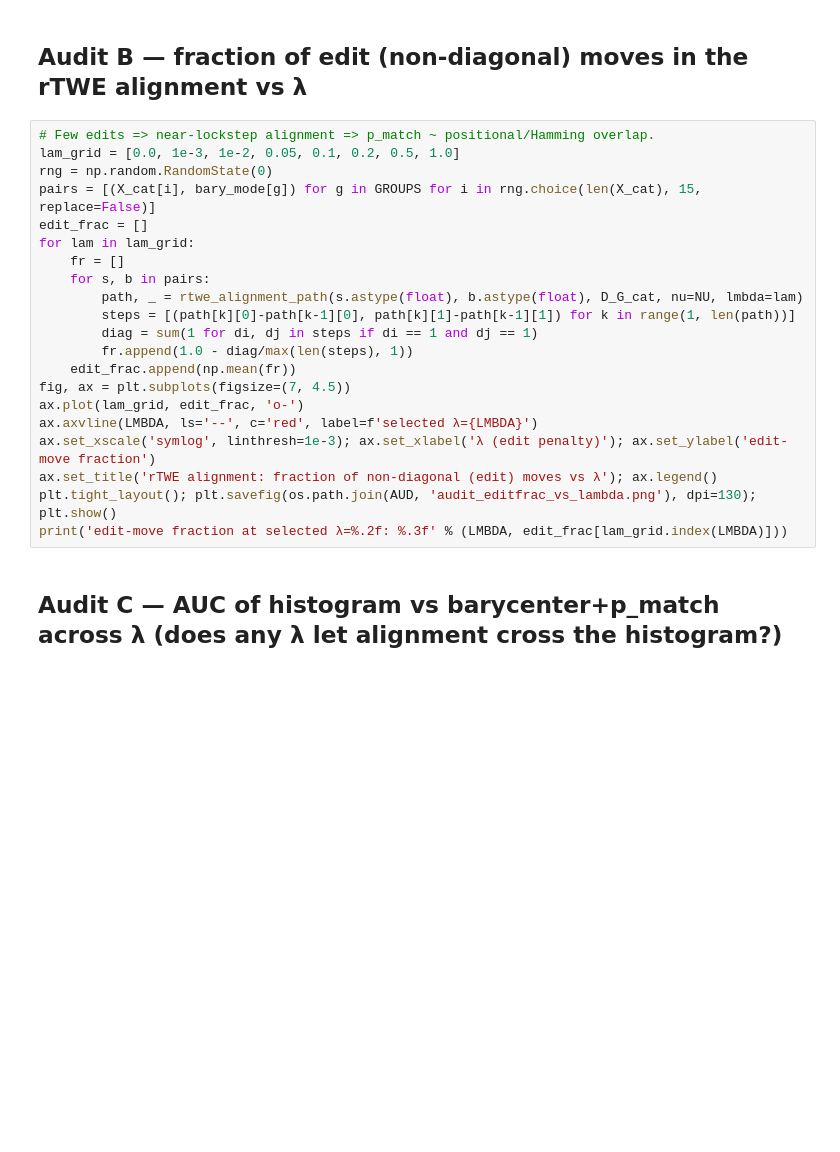
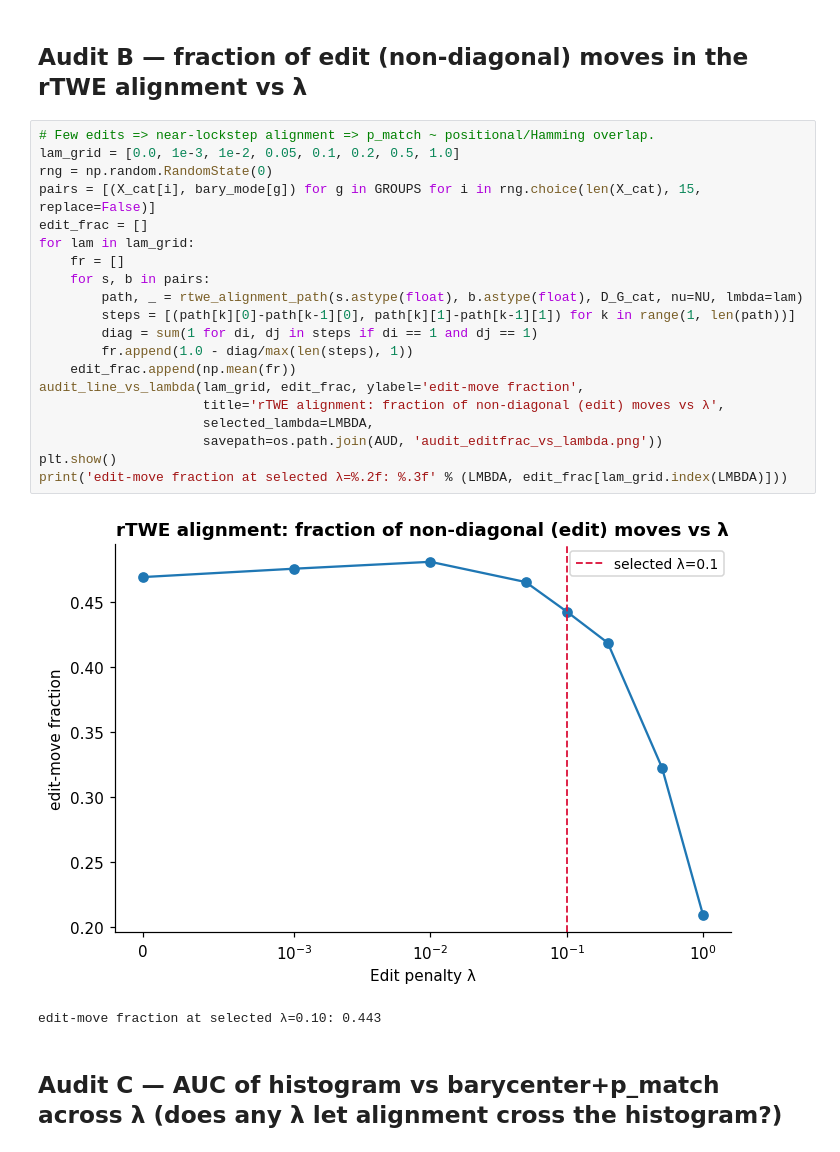
Before and after one commit to samperochon/smartflat, a Jupyter notebook: notebooks/06d_audit_and_experiments.ipynb, the cells around one changed output. Drawn from its saved outputs; the diff is of its cells as text; blank space fills up the shorter version.

```diff
--- a/notebooks/06d_audit_and_experiments.ipynb
+++ b/notebooks/06d_audit_and_experiments.ipynb
@@ -80,24 +98,26 @@ print(f'p_match correlates with pure frequency overlap: Pearson r={r_p:.3f}, Spe
 # %%
 # Few edits => near-lockstep alignment => p_match ~ positional/Hamming overlap.
 lam_grid = [0.0, 1e-3, 1e-2, 0.05, 0.1, 0.2, 0.5, 1.0]
 rng = np.random.RandomState(0)
 pairs = [(X_cat[i], bary_mode[g]) for g in GROUPS for i in rng.choice(len(X_cat), 15, replace=False)]
 edit_frac = []
 for lam in lam_grid:
     fr = []
     for s, b in pairs:
         path, _ = rtwe_alignment_path(s.astype(float), b.astype(float), D_G_cat, nu=NU, lmbda=lam)
         steps = [(path[k][0]-path[k-1][0], path[k][1]-path[k-1][1]) for k in range(1, len(path))]
         diag = sum(1 for di, dj in steps if di == 1 and dj == 1)
         fr.append(1.0 - diag/max(len(steps), 1))
     edit_frac.append(np.mean(fr))
-fig, ax = plt.subplots(figsize=(7, 4.5))
-ax.plot(lam_grid, edit_frac, 'o-')
-ax.axvline(LMBDA, ls='--', c='red', label=f'selected λ={LMBDA}')
-ax.set_xscale('symlog', linthresh=1e-3); ax.set_xlabel('λ (edit penalty)'); ax.set_ylabel('edit-move fraction')
-ax.set_title('rTWE alignment: fraction of non-diagonal (edit) moves vs λ'); ax.legend()
-plt.tight_layout(); plt.savefig(os.path.join(AUD, 'audit_editfrac_vs_lambda.png'), dpi=130); plt.show()
+audit_line_vs_lambda(lam_grid, edit_frac, ylabel='edit-move fraction',
+                     title='rTWE alignment: fraction of non-diagonal (edit) moves vs λ',
+                     selected_lambda=LMBDA,
+                     savepath=os.path.join(AUD, 'audit_editfrac_vs_lambda.png'))
+plt.show()
 print('edit-move fraction at selected λ=%.2f: %.3f' % (LMBDA, edit_frac[lam_grid.index(LMBDA)]))
+# %% [output]
+[figure, added]
+edit-move fraction at selected λ=0.10: 0.443
 # %% [markdown]
 ## Audit C — AUC of histogram vs barycenter+p_match across λ (does any λ let alignment cross the histogram?)
 # %%
```
Also changed, not shown: parts of 11 cells of this notebook, 6 other files.
